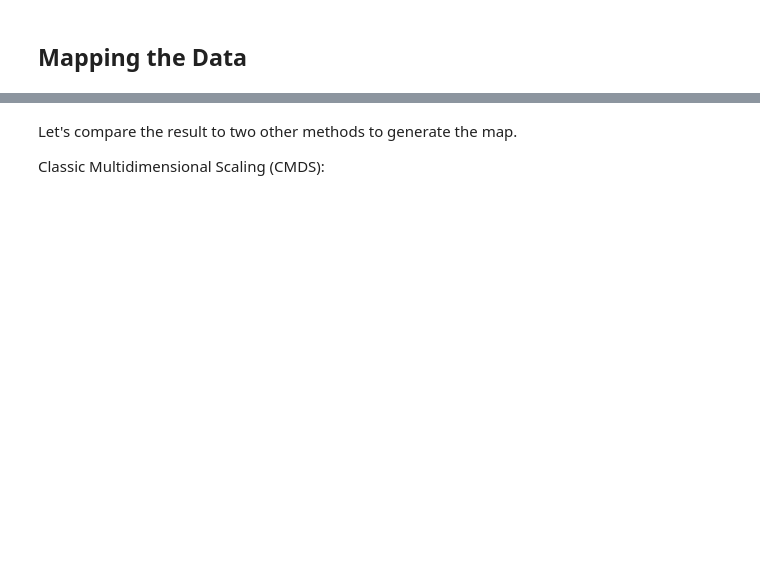
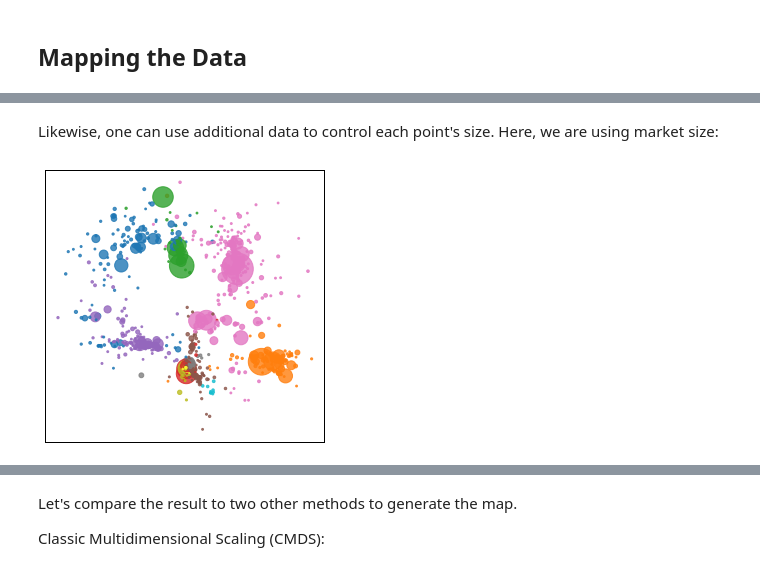
Before and after one commit to mpmatthe/evomap, a Jupyter notebook: docs/static mapping.ipynb, the cells around one changed output, grey strips where cells are left out. Cells and saved outputs as stored; diff of their text form; code cells hidden in the pictures; blank space fills up the shorter version.

```diff
--- a/docs/static mapping.ipynb
+++ b/docs/static mapping.ipynb
@@ -168,0 +161,6 @@ hitrate_score(sim_mat, Y, n_neighbors= 10, input_type= 'similarity')
+# %% [markdown]
+Likewise, one can use additional data to control each point's size. Here, we are using market size:
+# %%
+draw_map(Y_sammon, c = clusters, size = sizes)
+# %% [output]
+[figure, added]
```
Also changed, not shown: parts of 49 cells of this notebook, 2 other files.
